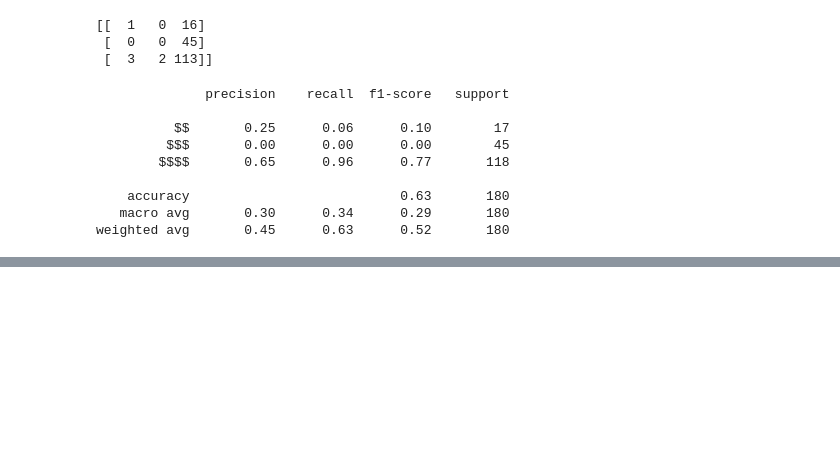
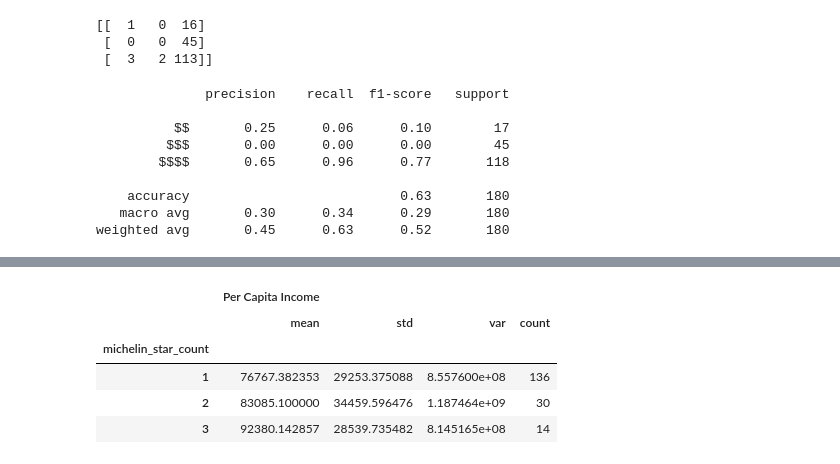
Before and after one commit to EI-github/smu_project1_michelinrestaurants, a Jupyter notebook: Elyssa_Work/Project_1_Elyssa_Maps.ipynb, the cells around one changed output, grey strips where cells are left out. Cells and saved outputs as stored; diff of their text form; code cells hidden in the pictures; blank space fills up the shorter version.

```diff
--- a/Elyssa_Work/Project_1_Elyssa_Maps.ipynb
+++ b/Elyssa_Work/Project_1_Elyssa_Maps.ipynb
@@ -348,0 +373,9 @@ weighted avg       0.45      0.63      0.52       180
+# %%
+mergedcensus_df.groupby("michelin_star_count").agg({"Per Capita Income": ["mean", "std", "var", "count"]}, axis=1)
+# %% [output]
+|  | Per Capita Income |  |  |  |
+|  | mean | std | var | count |
+| michelin_star_count |  |  |  |  |
+| 1 | 76767.382353 | 29253.375088 | 8.557600e+08 | 136 |
+| 2 | 83085.100000 | 34459.596476 | 1.187464e+09 | 30 |
+| 3 | 92380.142857 | 28539.735482 | 8.145165e+08 | 14 |
```
Also changed, not shown: parts of 14 cells of this notebook, 16 other files.
